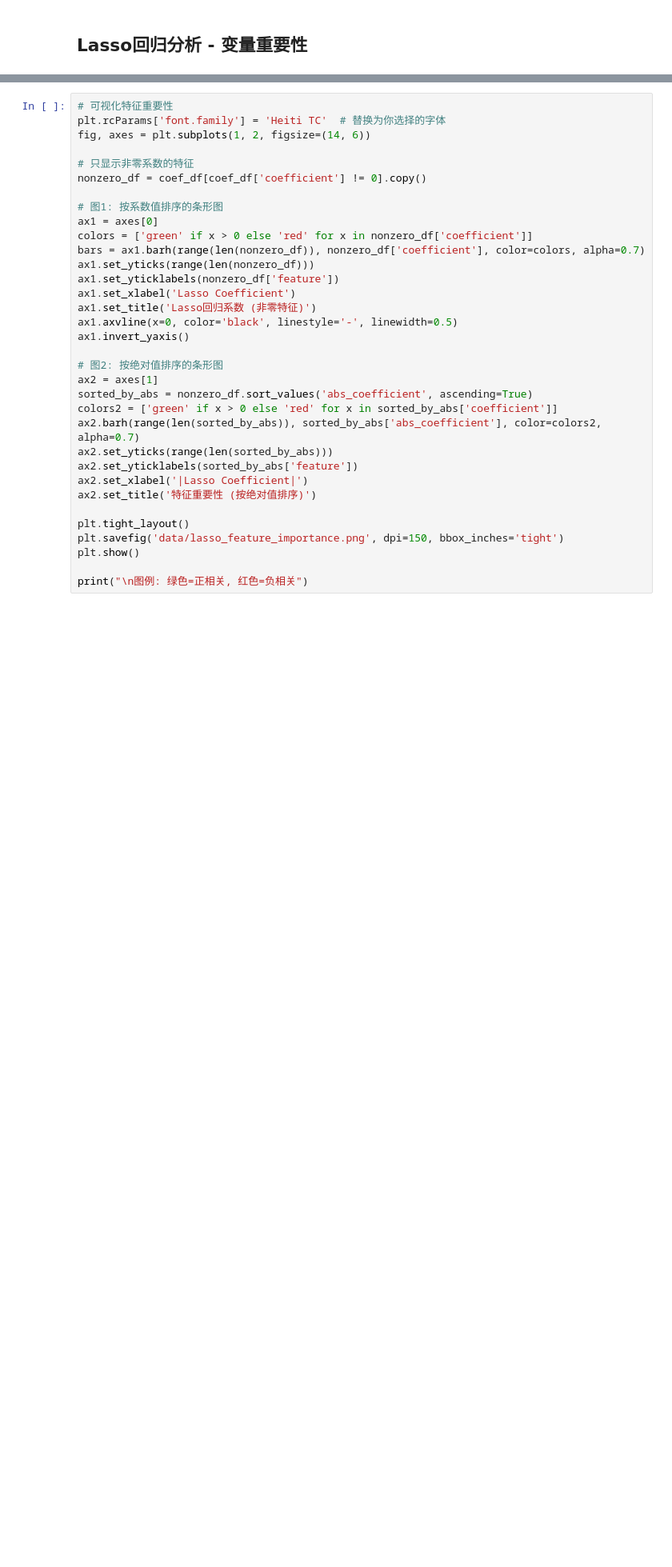
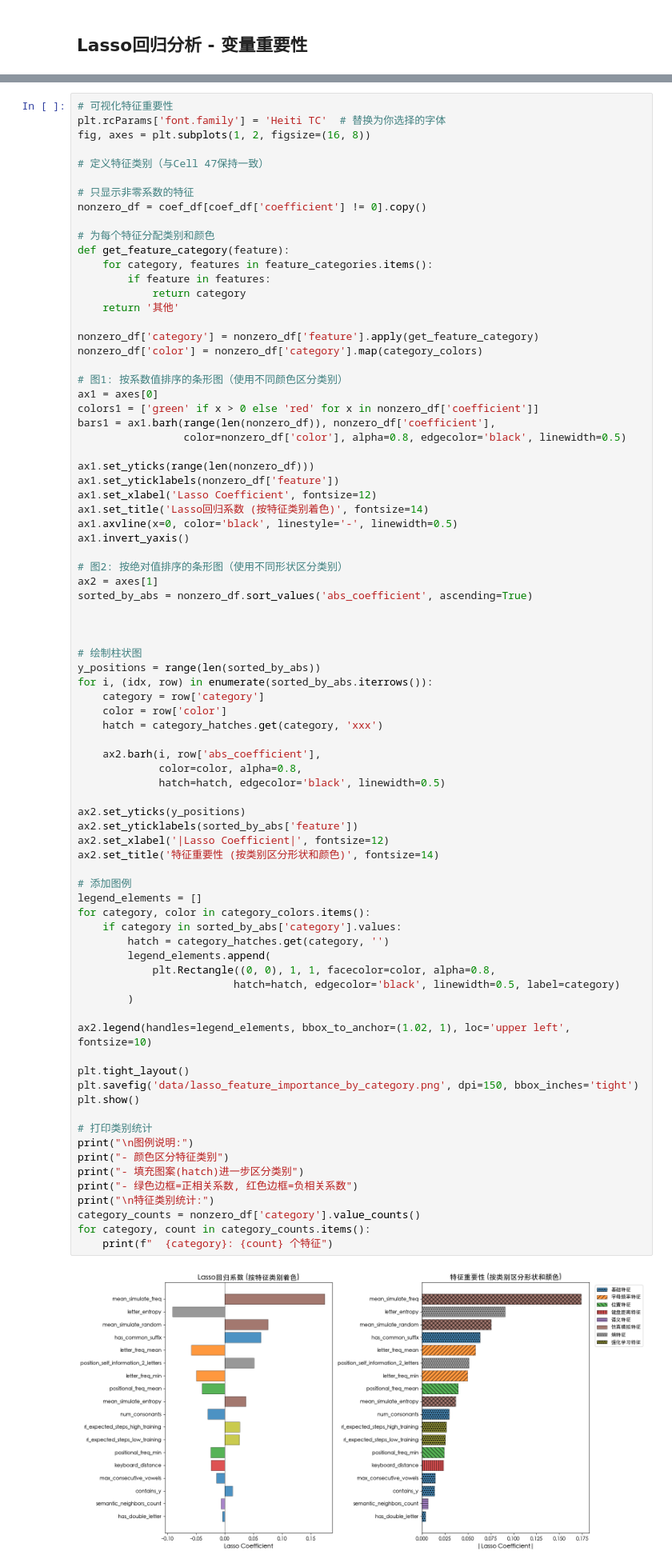
Before and after one commit to luoyiti/MCM_2023_C, a Jupyter notebook: addOn.ipynb, the cells around one changed output, grey strips where cells are left out. Shown at 80% size. Cells and saved outputs as stored; diff of their text form; blank space fills up the shorter version.

```diff
--- a/addOn.ipynb
+++ b/addOn.ipynb
@@ -271,34 +487,82 @@ print("=" * 60)
 # %%
 # 可视化特征重要性
 plt.rcParams['font.family'] = 'Heiti TC'  # 替换为你选择的字体
-fig, axes = plt.subplots(1, 2, figsize=(14, 6))
+fig, axes = plt.subplots(1, 2, figsize=(16, 8))
+
+# 定义特征类别（与Cell 47保持一致）
 
 # 只显示非零系数的特征
 nonzero_df = coef_df[coef_df['coefficient'] != 0].copy()
 
-# 图1: 按系数值排序的条形图
+# 为每个特征分配类别和颜色
+def get_feature_category(feature):
+    for category, features in feature_categories.items():
+        if feature in features:
+            return category
+    return '其他'
+
+nonzero_df['category'] = nonzero_df['feature'].apply(get_feature_category)
+nonzero_df['color'] = nonzero_df['category'].map(category_colors)
+
+# 图1: 按系数值排序的条形图（使用不同颜色区分类别）
 ax1 = axes[0]
-colors = ['green' if x > 0 else 'red' for x in nonzero_df['coefficient']]
-bars = ax1.barh(range(len(nonzero_df)), nonzero_df['coefficient'], color=colors, alpha=0.7)
+colors1 = ['green' if x > 0 else 'red' for x in nonzero_df['coefficient']]
+bars1 = ax1.barh(range(len(nonzero_df)), nonzero_df['coefficient'],
+                 color=nonzero_df['color'], alpha=0.8, edgecolor='black', linewidth=0.5)
+
 ax1.set_yticks(range(len(nonzero_df)))
 ax1.set_yticklabels(nonzero_df['feature'])
-ax1.set_xlabel('Lasso Coefficient')
-ax1.set_title('Lasso回归系数 (非零特征)')
+ax1.set_xlabel('Lasso Coefficient', fontsize=12)
+ax1.set_title('Lasso回归系数 (按特征类别着色)', fontsize=14)
 ax1.axvline(x=0, color='black', linestyle='-', linewidth=0.5)
 ax1.invert_yaxis()
 
-# 图2: 按绝对值排序的条形图
+# 图2: 按绝对值排序的条形图（使用不同形状区分类别）
 ax2 = axes[1]
 sorted_by_abs = nonzero_df.sort_values('abs_coefficient', ascending=True)
-colors2 = ['green' if x > 0 else 'red' for x in sorted_by_abs['coefficient']]
-ax2.barh(range(len(sorted_by_abs)), sorted_by_abs['abs_coefficient'], color=colors2, alpha=0.7)
-ax2.set_yticks(range(len(sorted_by_abs)))
+
+
+
+# 绘制柱状图
+y_positions = range(len(sorted_by_abs))
+for i, (idx, row) in enumerate(sorted_by_abs.iterrows()):
+    category = row['category']
+    color = row['color']
+    hatch = category_hatches.get(category, 'xxx')
+
+    ax2.barh(i, row['abs_coefficient'],
+             color=color, alpha=0.8,
+             hatch=hatch, edgecolor='black', linewidth=0.5)
+
+ax2.set_yticks(y_positions)
 ax2.set_yticklabels(sorted_by_abs['feature'])
-ax2.set_xlabel('|Lasso Coefficient|')
-ax2.set_title('特征重要性 (按绝对值排序)')
+ax2.set_xlabel('|Lasso Coefficient|', fontsize=12)
+ax2.set_title('特征重要性 (按类别区分形状和颜色)', fontsize=14)
+
+# 添加图例
+legend_elements = []
+for category, color in category_colors.items():
+    if category in sorted_by_abs['category'].values:
+        hatch = category_hatches.get(category, '')
+        legend_elements.append(
+            plt.Rectangle((0, 0), 1, 1, facecolor=color, alpha=0.8,
+                         hatch=hatch, edgecolor='black', linewidth=0.5, label=category)
+        )
+
+ax2.legend(handles=legend_elements, bbox_to_anchor=(1.02, 1), loc='upper left', fontsize=10)
 
 plt.tight_layout()
-plt.savefig('data/lasso_feature_importance.png', dpi=150, bbox_inches='tight')
+plt.savefig('data/lasso_feature_importance_by_category.png', dpi=150, bbox_inches='tight')
 plt.show()
 
-print("\n图例: 绿色=正相关, 红色=负相关")
+# 打印类别统计
+print("\n图例说明:")
+print("- 颜色区分特征类别")
+print("- 填充图案(hatch)进一步区分类别")
+print("- 绿色边框=正相关系数, 红色边框=负相关系数")
+print("\n特征类别统计:")
+category_counts = nonzero_df['category'].value_counts()
+for category, count in category_counts.items():
+    print(f"  {category}: {count} 个特征")
+# %% [output]
+[figure, added]
```
Also changed, not shown: parts of 33 cells of this notebook, 20 other files.
